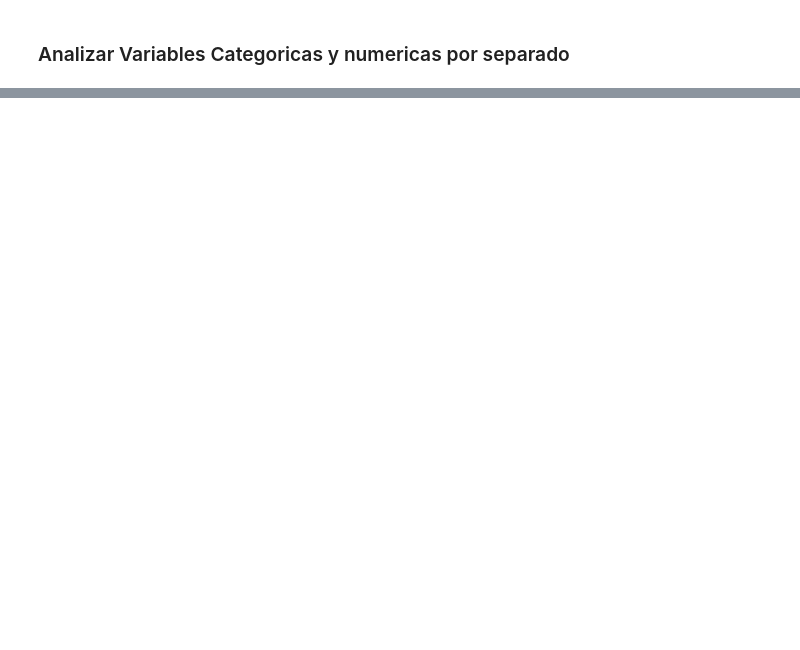
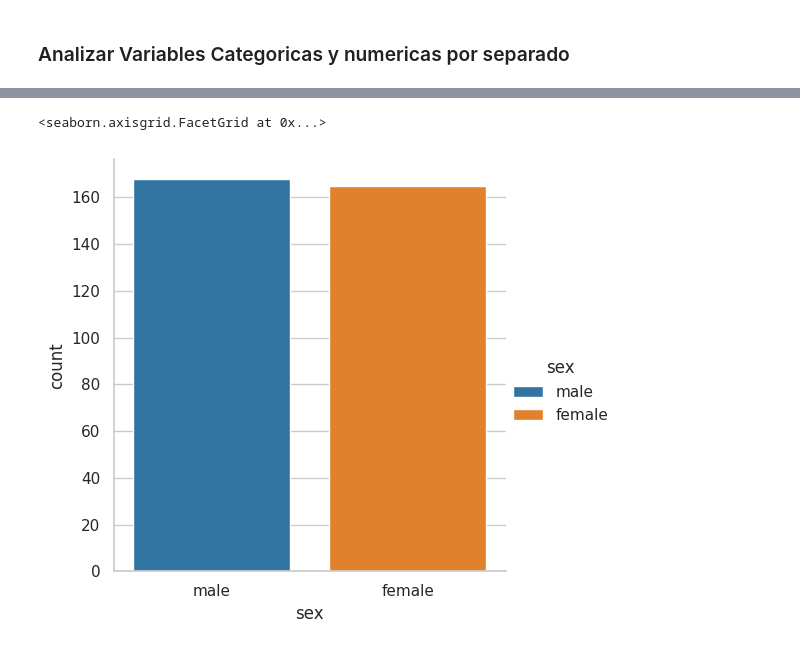
Before and after one commit to Ojitos369/data_scientist_with_python, a Jupyter notebook: AEDD_Analisis_Exploratorio_De_Datos/clase_9_categoricas_conteos_proporciones.ipynb, the cells around one changed output, grey strips where cells are left out. Saved outputs shown, nothing was run; the diff lists cells and outputs as text; code cells hidden in the pictures; blank space fills up the shorter version.

```diff
--- a/AEDD_Analisis_Exploratorio_De_Datos/clase_9_categoricas_conteos_proporciones.ipynb
+++ b/AEDD_Analisis_Exploratorio_De_Datos/clase_9_categoricas_conteos_proporciones.ipynb
@@ -203,0 +165,10 @@ sns.catplot(
+# %%
+sns.catplot(
+    data=pn,
+    x="sex",
+    kind="count",
+    hue="sex"
+)
+# %% [output]
+<seaborn.axisgrid.FacetGrid at 0x...>
+[figure, added]
```
Also changed, not shown: parts of 16 cells of this notebook, 2 other files.
